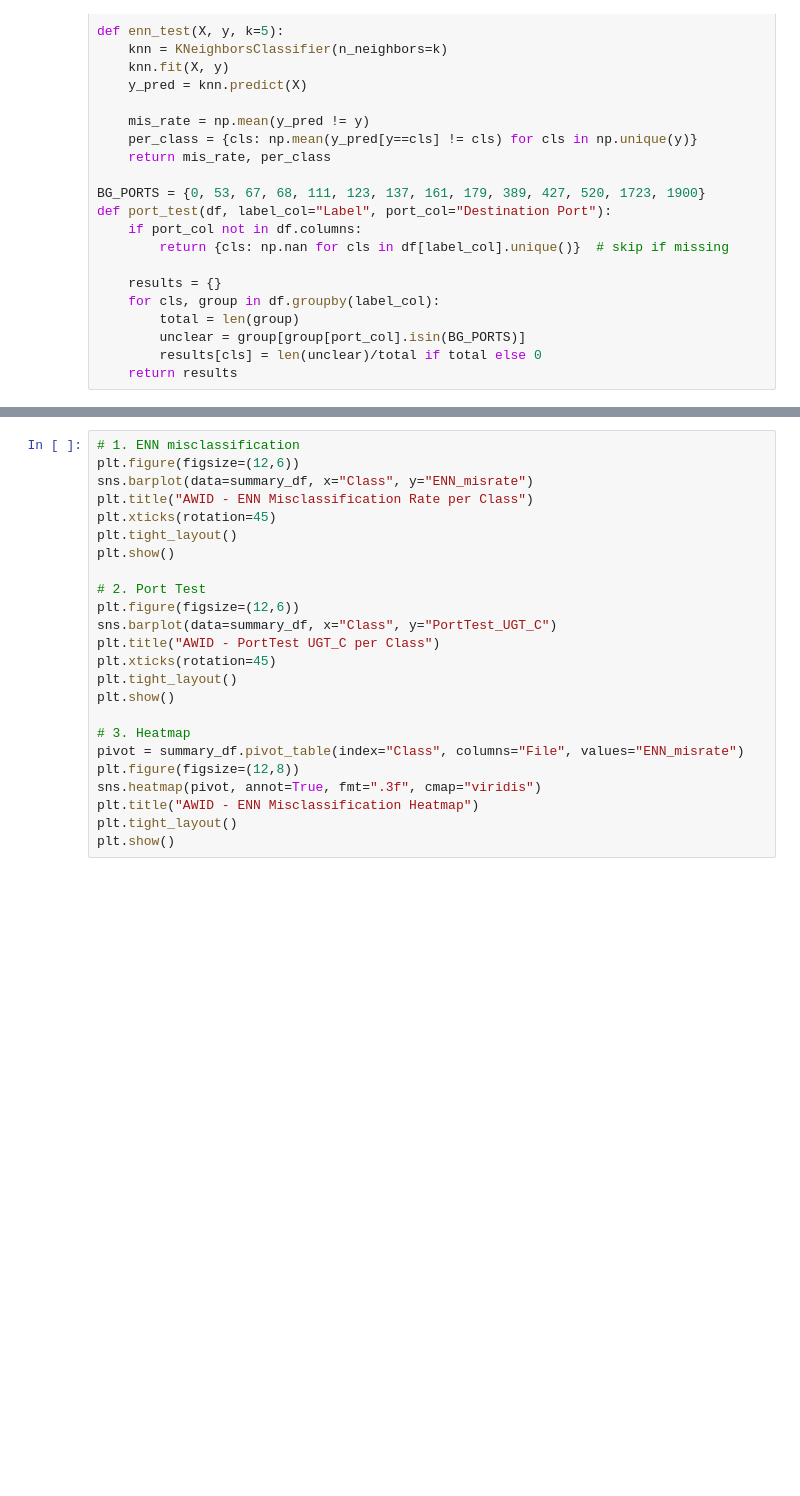
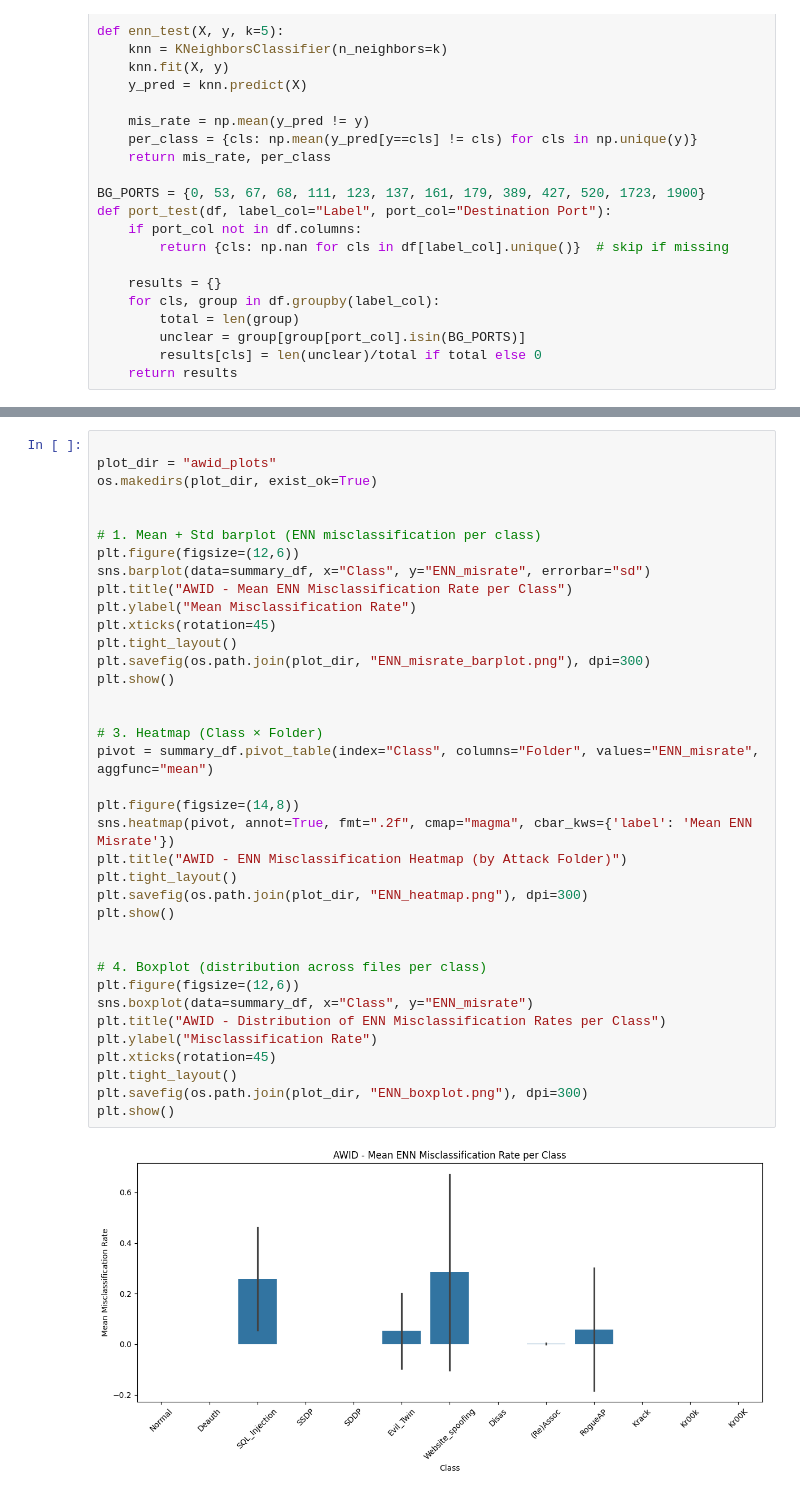
Before and after one commit to taniiiabeliaeva/interdiscp, a Jupyter notebook: test_awid.ipynb, the cells around one changed output, grey strips where cells are left out. Cells and saved outputs as stored; diff of their text form; blank space fills up the shorter version.

Commit message:
awid upload

```diff
--- a/test_awid.ipynb
+++ b/test_awid.ipynb
@@ -130,24 +148,39 @@ print("Saved AWID_ENN_PortTest_Summary.csv")
 # %%
-# 1. ENN misclassification
+
+plot_dir = "awid_plots"
+os.makedirs(plot_dir, exist_ok=True)
+
+
+# 1. Mean + Std barplot (ENN misclassification per class)
 plt.figure(figsize=(12,6))
-sns.barplot(data=summary_df, x="Class", y="ENN_misrate")
-plt.title("AWID - ENN Misclassification Rate per Class")
+sns.barplot(data=summary_df, x="Class", y="ENN_misrate", errorbar="sd")
+plt.title("AWID - Mean ENN Misclassification Rate per Class")
+plt.ylabel("Mean Misclassification Rate")
 plt.xticks(rotation=45)
 plt.tight_layout()
+plt.savefig(os.path.join(plot_dir, "ENN_misrate_barplot.png"), dpi=300)
 plt.show()
 
-# 2. Port Test
+
+# 3. Heatmap (Class × Folder)
+pivot = summary_df.pivot_table(index="Class", columns="Folder", values="ENN_misrate", aggfunc="mean")
+
+plt.figure(figsize=(14,8))
+sns.heatmap(pivot, annot=True, fmt=".2f", cmap="magma", cbar_kws={'label': 'Mean ENN Misrate'})
+plt.title("AWID - ENN Misclassification Heatmap (by Attack Folder)")
+plt.tight_layout()
+plt.savefig(os.path.join(plot_dir, "ENN_heatmap.png"), dpi=300)
+plt.show()
+
+
+# 4. Boxplot (distribution across files per class)
 plt.figure(figsize=(12,6))
-sns.barplot(data=summary_df, x="Class", y="PortTest_UGT_C")
-plt.title("AWID - PortTest UGT_C per Class")
+sns.boxplot(data=summary_df, x="Class", y="ENN_misrate")
+plt.title("AWID - Distribution of ENN Misclassification Rates per Class")
+plt.ylabel("Misclassification Rate")
 plt.xticks(rotation=45)
 plt.tight_layout()
+plt.savefig(os.path.join(plot_dir, "ENN_boxplot.png"), dpi=300)
 plt.show()
-
-# 3. Heatmap
-pivot = summary_df.pivot_table(index="Class", columns="File", values="ENN_misrate")
-plt.figure(figsize=(12,8))
-sns.heatmap(pivot, annot=True, fmt=".3f", cmap="viridis")
-plt.title("AWID - ENN Misclassification Heatmap")
-plt.tight_layout()
-plt.show()
+# %% [output]
+[figure, added]
```
Also changed, not shown: parts of 3 cells of this notebook, 4 other files.
